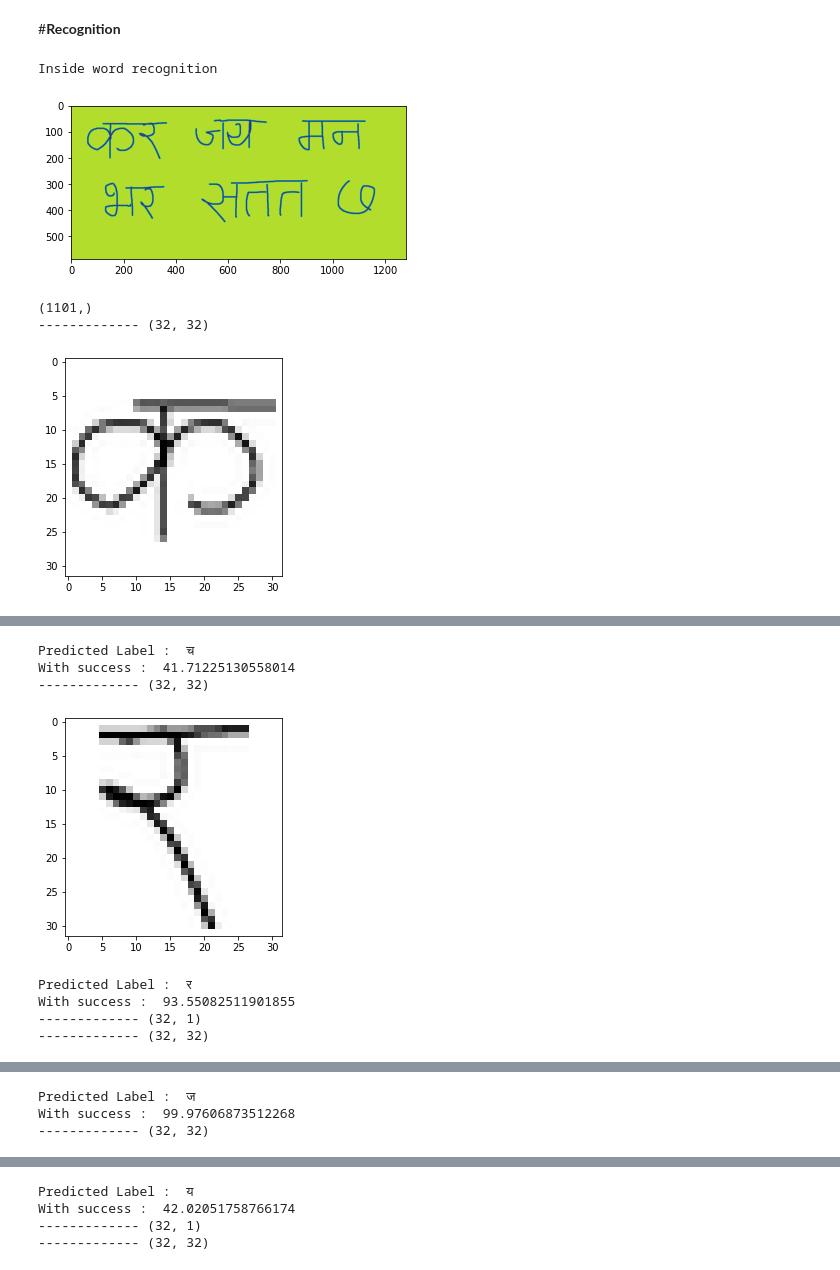
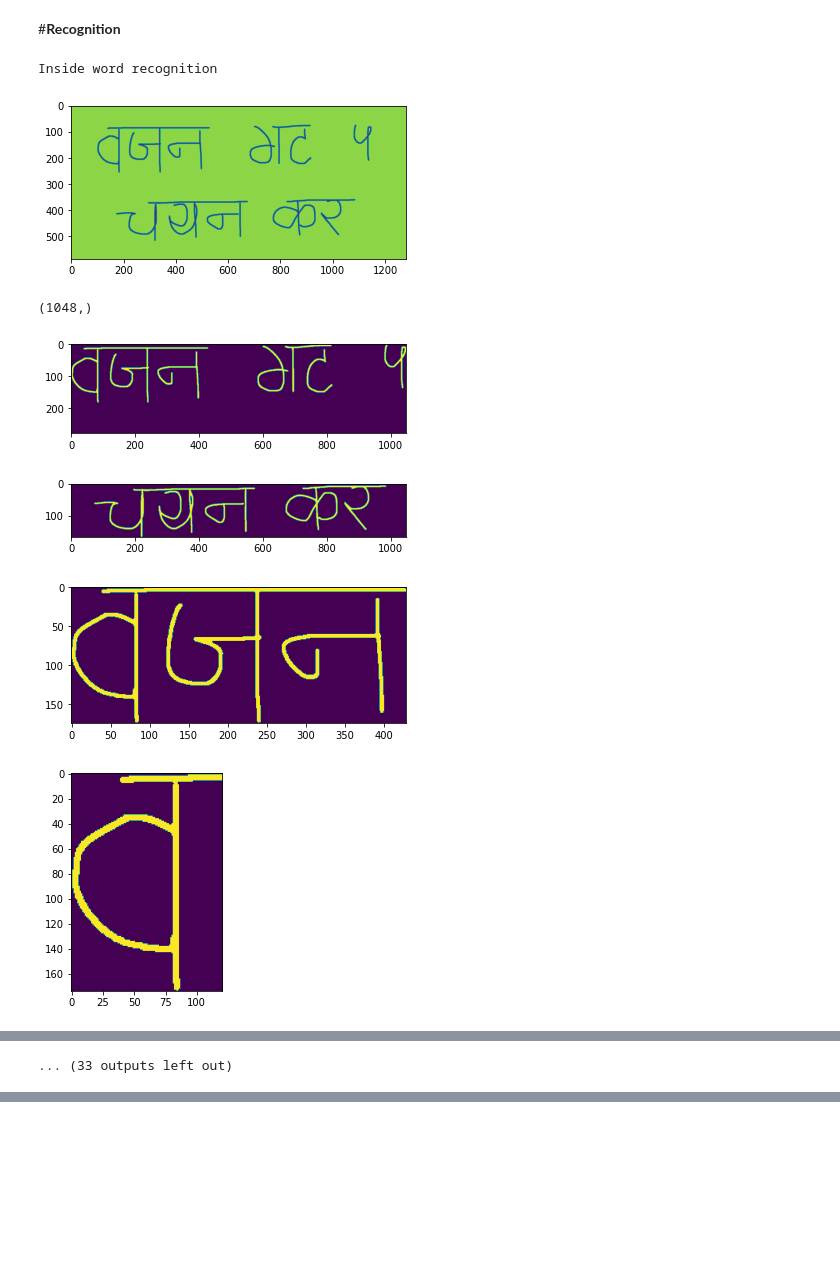
Before and after one commit to revatim/Devanagri-image-to-text, a Jupyter notebook: CS617_Project.ipynb, the cells around one changed output, grey strips where cells are left out. Saved outputs shown, nothing was run; the diff lists cells and outputs as text; code cells hidden in the pictures; blank space fills up the shorter version.

```diff
--- a/CS617_Project.ipynb
+++ b/CS617_Project.ipynb
@@ -335,7 +335,7 @@ def segmentation(img, thresh):
     # try:
         shape = img.shape
         border = img[:]
-        check = int(40 * shape[0] / 320)
+        check = int(55 * shape[0] / 320)
 
         split_img = int(shape[0]/3)
         img = img[check:].T
@@ -363,8 +363,8 @@ def segmentation(img, thresh):
             segment = border.T[first:key]
             segmented_templates.append(segment.T)
 
-            # plt.imshow(segment.T)
-            # plt.show()
+            plt.imshow(segment.T)
+            plt.show()
             first = key
 
           last_segment = border.T[new_keys[-1]:]
@@ -502,9 +502,9 @@ def split_into_lines(img, thresh):
 
   last_segment = border[new_keys[-1]:]
   segmented_templates.append(last_segment)
-  # for shw in segmented_templates:
-  #   plt.imshow(shw)
-  #   plt.show()
+  for shw in segmented_templates:
+    plt.imshow(shw)
+    plt.show()
   return segmented_templates
 # %% [markdown]
 ##Preprocess Image main function
@@ -550,8 +550,8 @@ def preprocess_image(img_unp):
       left_right = get_borders(inv_img.T, text_color)
       control_var = 0
       word_trimmed = inv_img[top_bottom[0] + control_var : top_bottom[1] - control_var, left_right[0] + control_var : left_right[1] - control_var]
-      # plt.imshow(word_trimmed)
-      # plt.show()
+      plt.imshow(word_trimmed)
+      plt.show()
       letter_segments = segmentation(word_trimmed, text_color)
 
       ## resize the letters to fit 32*32
@@ -582,10 +582,12 @@ def recognition_word(img_path):
   print(*labels, sep = "")
   return
 # %%
-recognition_word("page_1.jpeg")
+recognition_word("page_2.jpeg")
 # %% [output]
 Inside word recognition
-[figure, old version]
+[figure, new version]
-(1101,)
-------------- (32, 32)
+(1048,)
-[figure, old version]
+[figure, new version]
+[figure, new version]
+[figure, new version]
+[figure, new version]
@@ -592,8 +599 @@ Inside word recognition
-Predicted Label :  च
-With success :  41.71225130558014
-------------- (32, 32)
+... (33 outputs left out)
-[figure, old version]
-Predicted Label :  र
-With success :  93.55082511901855
-------------- (32, 1)
-------------- (32, 32)
@@ -601,3 +599,0 @@ With success :  93.55082511901855
-Predicted Label :  ज
-With success :  99.97606873512268
-------------- (32, 32)
@@ -605,4 +599,0 @@ With success :  99.97606873512268
-Predicted Label :  य
-With success :  42.02051758766174
-------------- (32, 1)
-------------- (32, 32)
```
Also changed, not shown: parts of 1 cell of this notebook.
